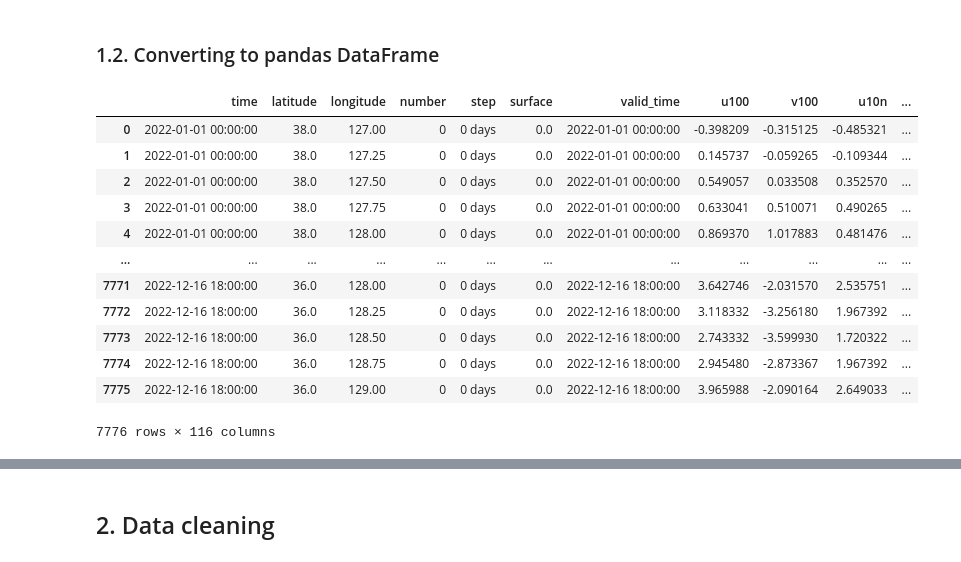
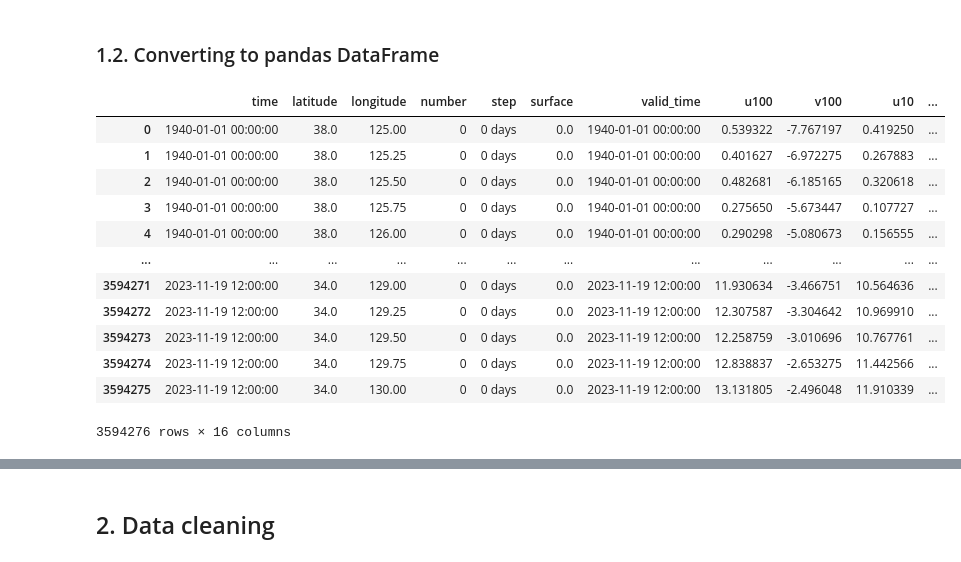
Before and after one commit to Thomas-rnd/Temperature-forecasting, a Jupyter notebook: features_selection/features_selection.ipynb, the cells around one changed output, grey strips where cells are left out. Saved outputs shown, nothing was run; the diff lists cells and outputs as text; code cells hidden in the pictures.

```diff
--- a/features_selection/features_selection.ipynb
+++ b/features_selection/features_selection.ipynb
@@ -22,4 +23,4 @@ import requests
 import seaborn as sns
 import matplotlib.pyplot as plt
 # %%
-ds = xr.open_dataset('../../term_project/download4.grib', engine='cfgrib', backend_kwargs={'filter_by_keys': {'edition': 1}})
+ds = xr.open_dataset('../../term_project/features_part1.grib')
@@ -36,18 +73,19 @@ KeyboardInterrupt:
 ### 1.2. Converting to pandas DataFrame
 # %%
 df = ds.to_dataframe().reset_index()
+df.t2m = df.t2m - 273.15
 df
 # %% [output]
-|  | time | latitude | longitude | number | step | surface | valid_time | u100 | v100 | u10n | ... |
-| 0 | 2022-01-01 00:00:00 | 38.0 | 127.00 | 0 | 0 days | 0.0 | 2022-01-01 00:00:00 | -0.398209 | -0.315125 | -0.485321 | ... |
-| 1 | 2022-01-01 00:00:00 | 38.0 | 127.25 | 0 | 0 days | 0.0 | 2022-01-01 00:00:00 | 0.145737 | -0.059265 | -0.109344 | ... |
-| 2 | 2022-01-01 00:00:00 | 38.0 | 127.50 | 0 | 0 days | 0.0 | 2022-01-01 00:00:00 | 0.549057 | 0.033508 | 0.352570 | ... |
-| 3 | 2022-01-01 00:00:00 | 38.0 | 127.75 | 0 | 0 days | 0.0 | 2022-01-01 00:00:00 | 0.633041 | 0.510071 | 0.490265 | ... |
-| 4 | 2022-01-01 00:00:00 | 38.0 | 128.00 | 0 | 0 days | 0.0 | 2022-01-01 00:00:00 | 0.869370 | 1.017883 | 0.481476 | ... |
+|  | time | latitude | longitude | number | step | surface | valid_time | u100 | v100 | u10 | ... |
+| 0 | 1940-01-01 00:00:00 | 38.0 | 125.00 | 0 | 0 days | 0.0 | 1940-01-01 00:00:00 | 0.539322 | -7.767197 | 0.419250 | ... |
+| 1 | 1940-01-01 00:00:00 | 38.0 | 125.25 | 0 | 0 days | 0.0 | 1940-01-01 00:00:00 | 0.401627 | -6.972275 | 0.267883 | ... |
+| 2 | 1940-01-01 00:00:00 | 38.0 | 125.50 | 0 | 0 days | 0.0 | 1940-01-01 00:00:00 | 0.482681 | -6.185165 | 0.320618 | ... |
+| 3 | 1940-01-01 00:00:00 | 38.0 | 125.75 | 0 | 0 days | 0.0 | 1940-01-01 00:00:00 | 0.275650 | -5.673447 | 0.107727 | ... |
+| 4 | 1940-01-01 00:00:00 | 38.0 | 126.00 | 0 | 0 days | 0.0 | 1940-01-01 00:00:00 | 0.290298 | -5.080673 | 0.156555 | ... |
 | ... | ... | ... | ... | ... | ... | ... | ... | ... | ... | ... | ... |
-| 7771 | 2022-12-16 18:00:00 | 36.0 | 128.00 | 0 | 0 days | 0.0 | 2022-12-16 18:00:00 | 3.642746 | -2.031570 | 2.535751 | ... |
-| 7772 | 2022-12-16 18:00:00 | 36.0 | 128.25 | 0 | 0 days | 0.0 | 2022-12-16 18:00:00 | 3.118332 | -3.256180 | 1.967392 | ... |
-| 7773 | 2022-12-16 18:00:00 | 36.0 | 128.50 | 0 | 0 days | 0.0 | 2022-12-16 18:00:00 | 2.743332 | -3.599930 | 1.720322 | ... |
-| 7774 | 2022-12-16 18:00:00 | 36.0 | 128.75 | 0 | 0 days | 0.0 | 2022-12-16 18:00:00 | 2.945480 | -2.873367 | 1.967392 | ... |
-| 7775 | 2022-12-16 18:00:00 | 36.0 | 129.00 | 0 | 0 days | 0.0 | 2022-12-16 18:00:00 | 3.965988 | -2.090164 | 2.649033 | ... |
+| 3594271 | 2023-11-19 12:00:00 | 34.0 | 129.00 | 0 | 0 days | 0.0 | 2023-11-19 12:00:00 | 11.930634 | -3.466751 | 10.564636 | ... |
+| 3594272 | 2023-11-19 12:00:00 | 34.0 | 129.25 | 0 | 0 days | 0.0 | 2023-11-19 12:00:00 | 12.307587 | -3.304642 | 10.969910 | ... |
+| 3594273 | 2023-11-19 12:00:00 | 34.0 | 129.50 | 0 | 0 days | 0.0 | 2023-11-19 12:00:00 | 12.258759 | -3.010696 | 10.767761 | ... |
+| 3594274 | 2023-11-19 12:00:00 | 34.0 | 129.75 | 0 | 0 days | 0.0 | 2023-11-19 12:00:00 | 12.838837 | -2.653275 | 11.442566 | ... |
+| 3594275 | 2023-11-19 12:00:00 | 34.0 | 130.00 | 0 | 0 days | 0.0 | 2023-11-19 12:00:00 | 13.131805 | -2.496048 | 11.910339 | ... |
-7776 rows × 116 columns
+3594276 rows × 16 columns
```
Also changed, not shown: parts of 18 cells of this notebook, 5 other files.
